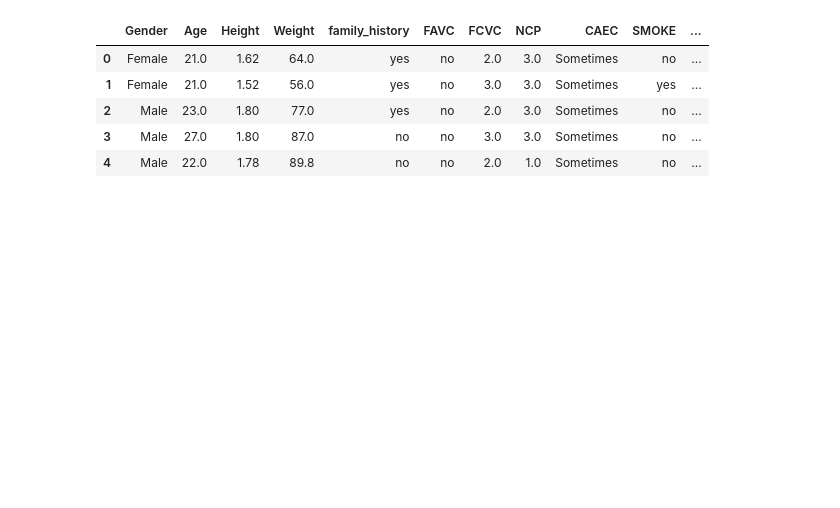
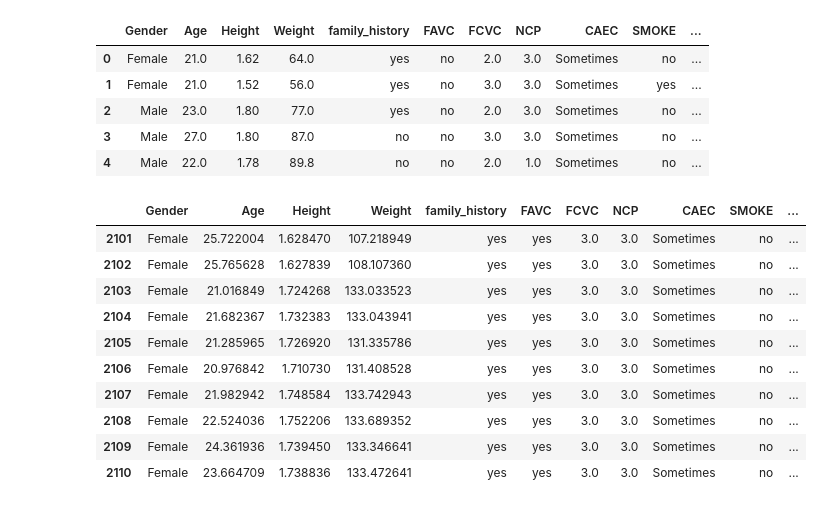
Before and after one commit to islamnafi/my-data-science-log, a Jupyter notebook: pandas/pandas.ipynb, the cells around one changed output. Saved outputs shown, nothing was run; the diff lists cells and outputs as text; code cells hidden in the pictures; blank space fills up the shorter version.

Commit message:
Exploring the details of a dataframe.

```diff
--- a/pandas/pandas.ipynb
+++ b/pandas/pandas.ipynb
@@ -20,3 +30,17 @@ df.head()
 | 2 | Male | 23.0 | 1.80 | 77.0 | yes | no | 2.0 | 3.0 | Sometimes | no | ... |
 | 3 | Male | 27.0 | 1.80 | 87.0 | no | no | 3.0 | 3.0 | Sometimes | no | ... |
 | 4 | Male | 22.0 | 1.78 | 89.8 | no | no | 2.0 | 1.0 | Sometimes | no | ... |
+# %%
+df.tail(10)
+# %% [output]
+|  | Gender | Age | Height | Weight | family_history | FAVC | FCVC | NCP | CAEC | SMOKE | ... |
+| 2101 | Female | 25.722004 | 1.628470 | 107.218949 | yes | yes | 3.0 | 3.0 | Sometimes | no | ... |
+| 2102 | Female | 25.765628 | 1.627839 | 108.107360 | yes | yes | 3.0 | 3.0 | Sometimes | no | ... |
+| 2103 | Female | 21.016849 | 1.724268 | 133.033523 | yes | yes | 3.0 | 3.0 | Sometimes | no | ... |
+| 2104 | Female | 21.682367 | 1.732383 | 133.043941 | yes | yes | 3.0 | 3.0 | Sometimes | no | ... |
+| 2105 | Female | 21.285965 | 1.726920 | 131.335786 | yes | yes | 3.0 | 3.0 | Sometimes | no | ... |
+| 2106 | Female | 20.976842 | 1.710730 | 131.408528 | yes | yes | 3.0 | 3.0 | Sometimes | no | ... |
+| 2107 | Female | 21.982942 | 1.748584 | 133.742943 | yes | yes | 3.0 | 3.0 | Sometimes | no | ... |
+| 2108 | Female | 22.524036 | 1.752206 | 133.689352 | yes | yes | 3.0 | 3.0 | Sometimes | no | ... |
+| 2109 | Female | 24.361936 | 1.739450 | 133.346641 | yes | yes | 3.0 | 3.0 | Sometimes | no | ... |
+| 2110 | Female | 23.664709 | 1.738836 | 133.472641 | yes | yes | 3.0 | 3.0 | Sometimes | no | ... |
```
Also changed, not shown: parts of 12 cells of this notebook.
